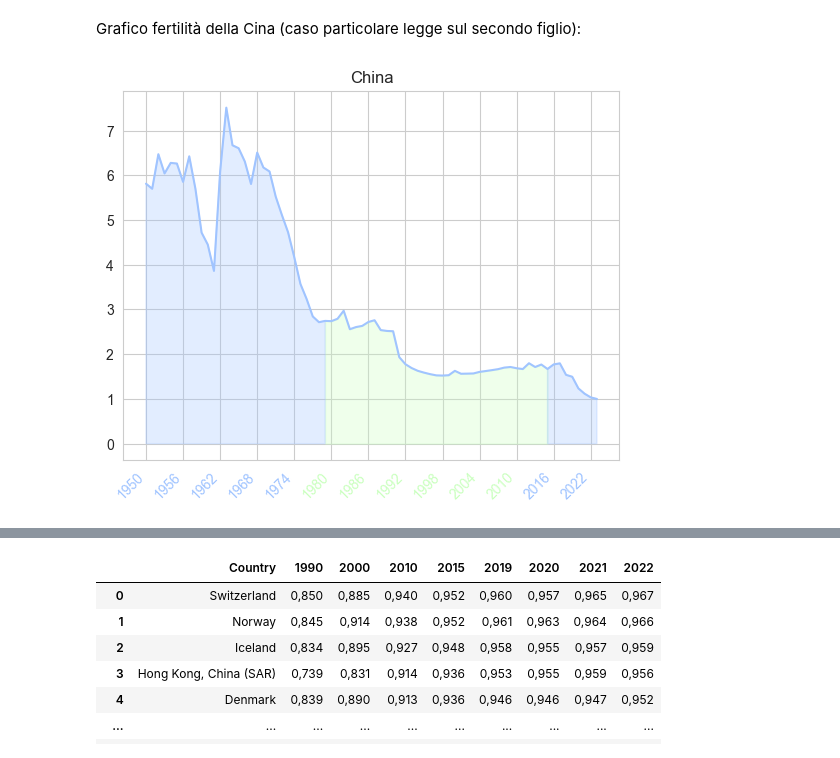
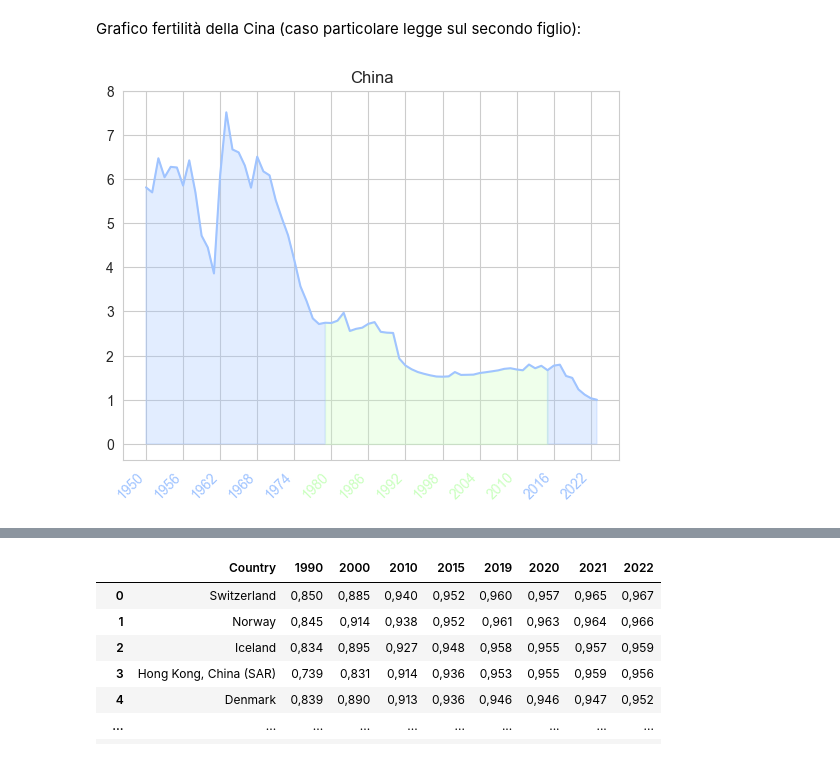
Before and after one commit to ByZeroMatt/SciVis_Project_2024, a Jupyter notebook: src/main/main.ipynb, the cells around one changed output, grey strips where cells are left out. Cells and saved outputs as stored; diff of their text form; code cells hidden in the pictures.

```diff
--- a/src/main/main.ipynb
+++ b/src/main/main.ipynb
@@ -77,31 +77,32 @@ ax = sns.lineplot(
 )
 l1 = ax.lines[0]
 
 x1 = l1.get_xydata()[:, 0]
 y1 = l1.get_xydata()[:, 1]
 ax.fill_between(
     x1, y1,
     where=(x1 >= 1979) & (x1 <= 2015 ),
     color='#CAFFBF',
     alpha=0.3
 )
 ax.fill_between(
     x1, y1,
     where=(x1 <= 1979) | (x1 >= 2015),
     color='#A0C4FF',
     alpha=0.3
 )
 ax.set_title('China')
 ax.set_xlabel('')
 ax.set_ylabel('')
 ax.set_xticks(range(1950, 2024, 6))
 ax.set_xticklabels(labels=range(1950, 2024, 6), rotation=45, ha='right')
+ax.set_yticks(np.arange(0, 8.01, 1))
 for value, label in enumerate(ax.get_xticklabels()):
     year = int(label.get_text())
     if (2015 > year > 1979):
         label.set_color(color='#CAFFBF')
     else:
         label.set_color(color='#A0C4FF')
 plt.show()
 # %% [output]
-[figure, old version]
+[figure, new version]
```
Also changed, not shown: parts of 2 cells of this notebook.
